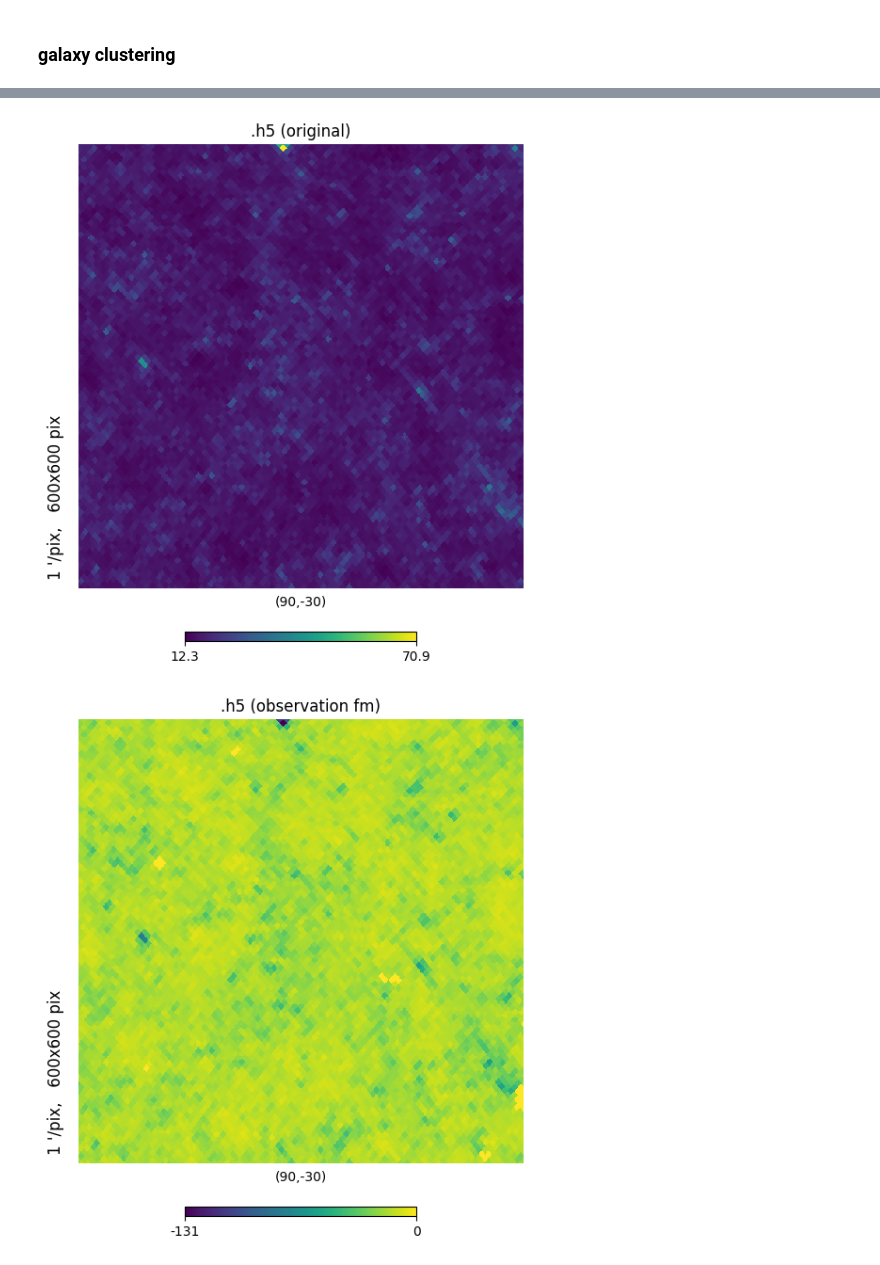
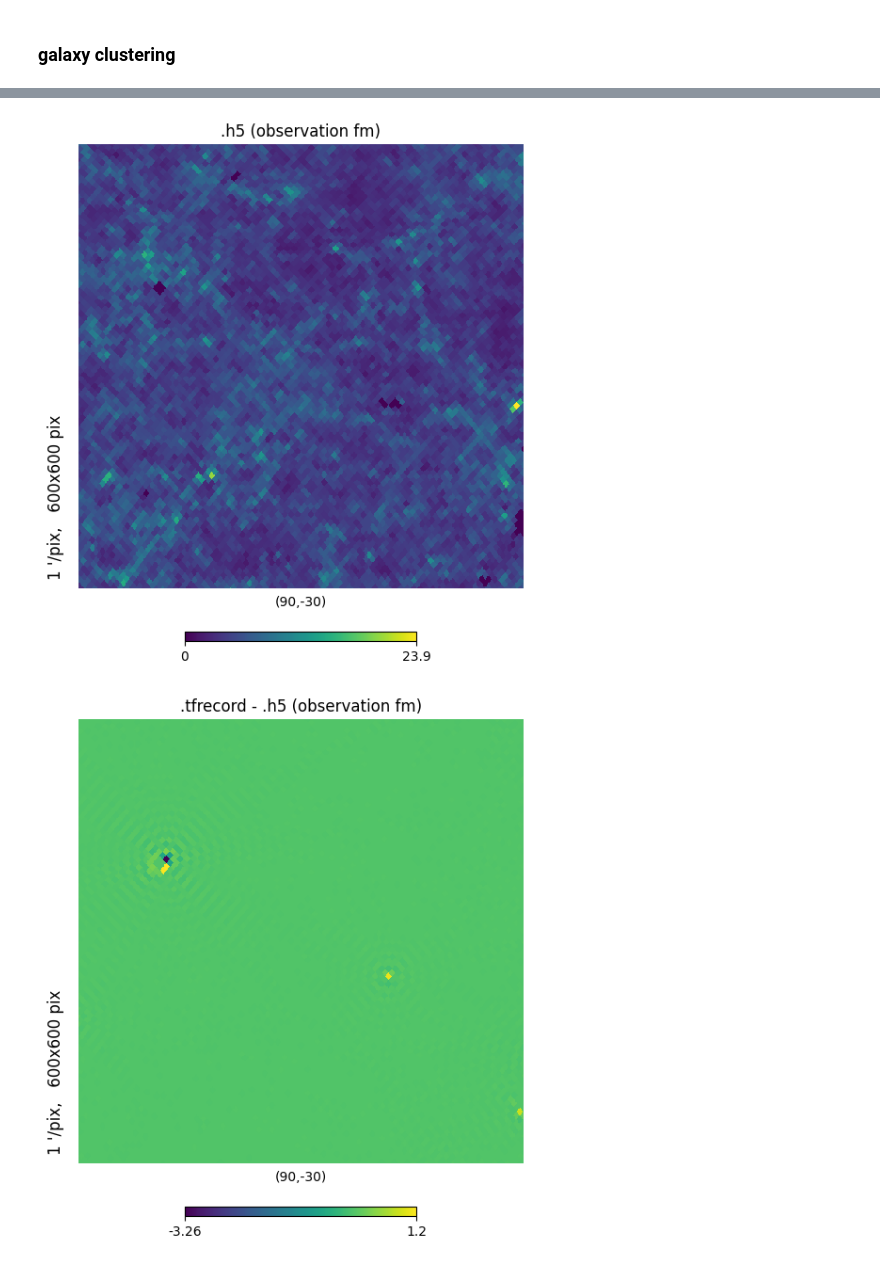
Before and after one commit to des-science/multiprobe-simulation-forward-model, a Jupyter notebook: notebooks/observation/cosmogrid_2.ipynb, the cells around one changed output, grey strips where cells are left out. Drawn from its saved outputs; the diff is of its cells as text; code cells hidden in the pictures.

Commit message:
improved clustering reconstruction

```diff
--- a/notebooks/observation/cosmogrid_2.ipynb
+++ b/notebooks/observation/cosmogrid_2.ipynb
@@ -54,7 +54,7 @@ metacal_bins = conf["survey"]["metacal"]["z_bins"]
 tomo_z_metacal, tomo_nz_metacal = files.load_redshift_distributions("metacal", conf)
 tomo_Aia = redshift.get_tomo_amplitudes(Aia, n_Aia, tomo_z_metacal, tomo_nz_metacal, z0)
 
-maglim_bins = conf["survey"]["metacal"]["z_bins"]
+maglim_bins = conf["survey"]["maglim"]["z_bins"]
 tomo_z_maglim, tomo_nz_maglim = files.load_redshift_distributions("maglim", conf)
 tomo_n_gal_maglim = np.array(conf["survey"]["maglim"]["n_gal"]) * hp.nside2pixarea(n_side, degrees=True)
 tomo_bg = redshift.get_tomo_amplitudes(bg, n_bg, tomo_z_maglim, tomo_nz_maglim, z0)
@@ -239,13 +227,28 @@ dg.shape
 # %%
 patch_pix = patches_pix_dict["maglim"][0]
+maglim_mask = files.get_tomo_dv_masks(conf)["maglim"]
 
 dg_patch = np.zeros_like(dg)
 
 # cut out the footprint
 dg_patch[patch_pix] = dg[patch_pix]
 
-# divide by mean
-dg_patch = (dg_patch - np.mean(dg_patch[patch_pix])) / np.mean(dg_patch[patch_pix])
+# subtract and divide by mean (within the patch)
+dg_patch[patch_pix] = (dg_patch[patch_pix] - np.mean(dg_patch[patch_pix])) / np.mean(dg_patch[patch_pix])
+
+dg_patch = maps.tomographic_reorder(dg_patch, r2n=True)
+dg_dv = dg_patch[data_vec_pix]
 
 # density contrast to count
-h5_gc_count_map = clustering.galaxy_density_to_count(tomo_n_gal_maglim, dg_patch, tomo_bg, conf=conf, nest=False)
+h5_gc_count_dv = clustering.galaxy_density_to_count(
+    tomo_n_gal_maglim,
+    dg_dv,
+    tomo_bg,
+    conf=conf,
+    mask=maglim_mask,
+    nest=True,
+)
+
+h5_gc_count_map = np.zeros((n_pix,4))
+h5_gc_count_map[data_vec_pix] = h5_gc_count_dv
+h5_gc_count_map = maps.tomographic_reorder(h5_gc_count_map, n2r=True)
@@ -332,18 +311,18 @@ hp.gnomview(with_obs_fm[:,i_z], nest=True, rot=rot, reso=reso, xsize=x_pix, ysiz
 ### galaxy clustering
 # %%
 # weak lensing in [0,1,2,3], galaxy clustering in [4,5,6,7]
-i_z = 4
+i_z = 5
 
 # .tfrecord
 hp.gnomview(tf_map[:,i_z], nest=True, rot=rot, reso=reso, xsize=x_pix, ysize=y_pix, title=".tfrecord")
-
-# original .h5
-hp.gnomview(h5_original_map[:,i_z], nest=True, rot=rot, reso=reso, xsize=x_pix, ysize=y_pix, title=".h5 (original)")
 
 # forward modeled .h5
 hp.gnomview(h5_obs_map[:,i_z], nest=True, rot=rot, reso=reso, xsize=x_pix, ysize=y_pix, title=".h5 (observation fm)")
 
 # differences
-hp.gnomview(without_obs_fm[:,i_z], nest=True, rot=rot, reso=reso, xsize=x_pix, ysize=y_pix, title=".tfrecord - .h5 (original)")
 hp.gnomview(with_obs_fm[:,i_z], nest=True, rot=rot, reso=reso, xsize=x_pix, ysize=y_pix, title=".tfrecord - .h5 (observation fm)")
+
+# # original .h5
+# hp.gnomview(h5_original_map[:,i_z], nest=True, rot=rot, reso=reso, xsize=x_pix, ysize=y_pix, title=".h5 (original)")
+# # hp.gnomview(without_obs_fm[:,i_z], nest=True, rot=rot, reso=reso, xsize=x_pix, ysize=y_pix, title=".tfrecord - .h5 (original)")
 # %% [output]
@@ -351,2 +330,2 @@ hp.gnomview(with_obs_fm[:,i_z], nest=True, rot=rot, reso=reso, xsize=x_pix, ysiz
-[figure, old version]
+[figure, new version]
-[figure, old version]
+[figure, new version]
```
Also changed, not shown: parts of 19 cells of this notebook.
